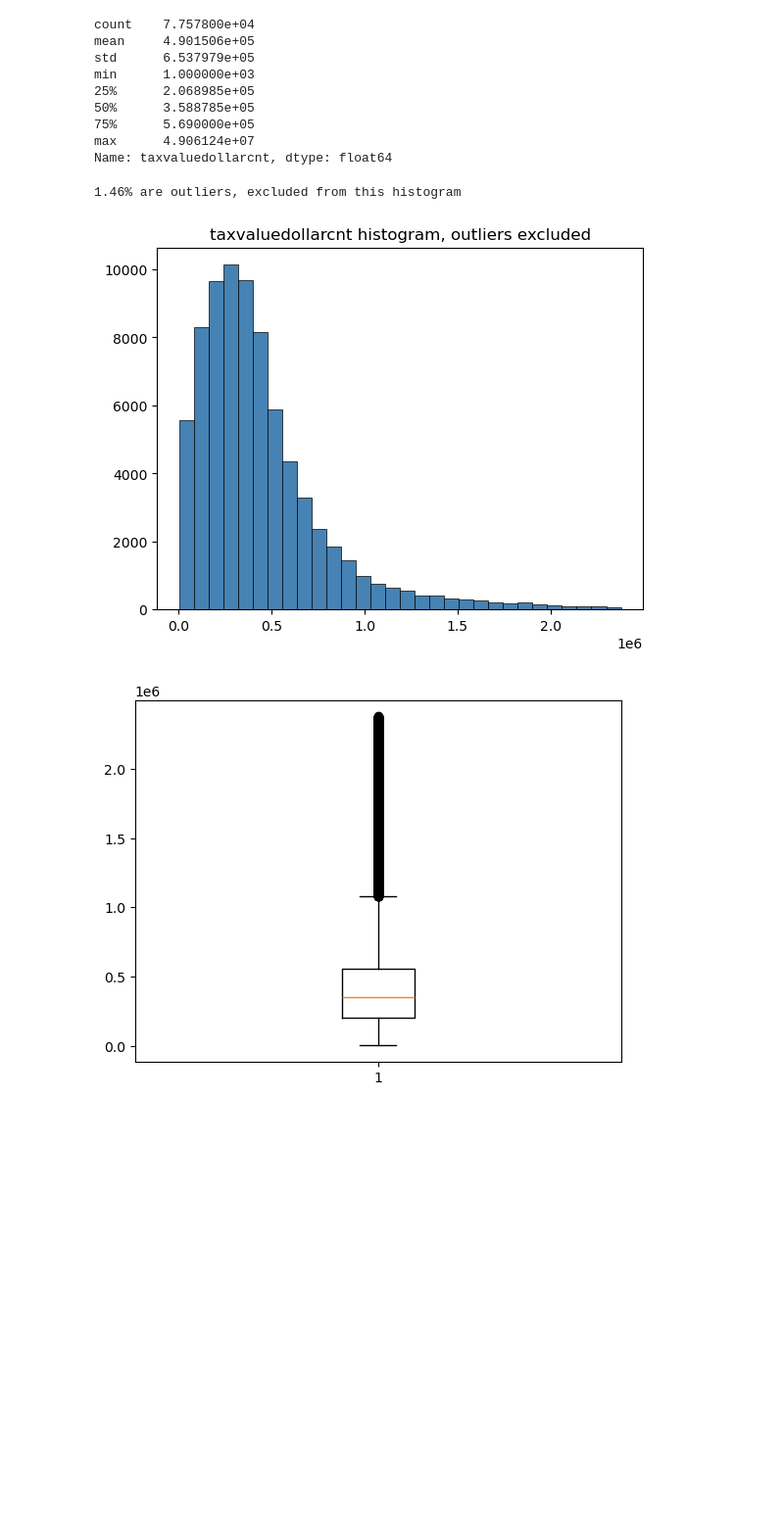
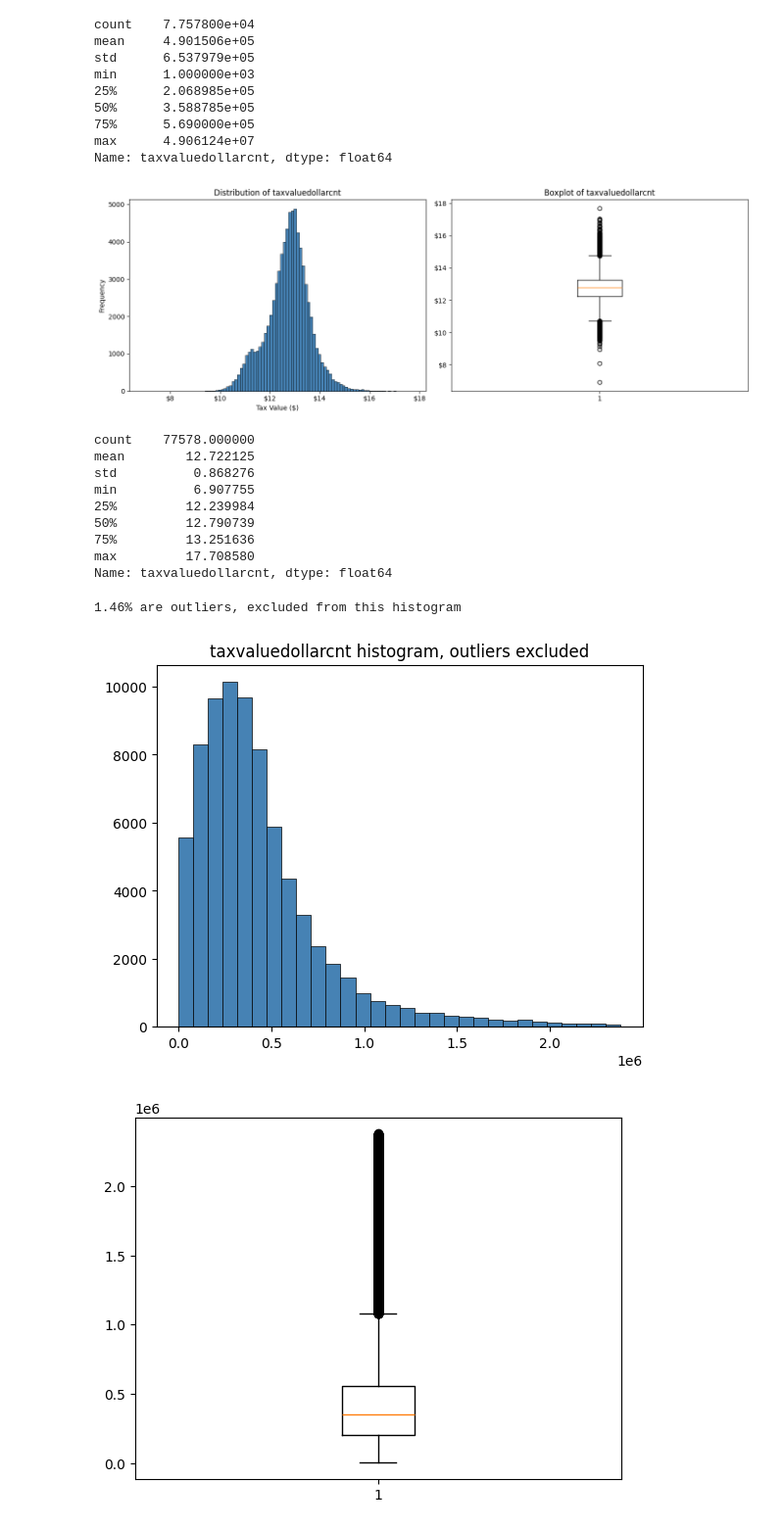
Before and after one commit to kumargaurav-bu-edu/bu_shared_projects, a Jupyter notebook: 02_eda_feature_visualization.ipynb, the cells around one changed output. Shown at 98% size. Saved outputs shown, nothing was run; the diff lists cells and outputs as text; code cells hidden in the pictures; blank space fills up the shorter version.

```diff
--- a/02_eda_feature_visualization.ipynb
+++ b/02_eda_feature_visualization.ipynb
@@ -168,10 +168,46 @@ min      1.000000e+03
 75%      5.690000e+05
 max      4.906124e+07
 Name: taxvaluedollarcnt, dtype: float64
+# %%
+target = "taxvaluedollarcnt"
+
+df_log = df.copy()
+df_log[target] = np.log(df[target])
+
+fig, axes = plt.subplots(1, 2, figsize=(14, 5))
+
+# Histogram
+axes[0].hist(df_log[target].dropna(), bins=100, edgecolor='black', linewidth=0.5, color='steelblue')
+axes[0].set_title(f"Distribution of {target}")
+axes[0].set_xlabel("Tax Value ($)")
+axes[0].set_ylabel("Frequency")
+axes[0].xaxis.set_major_formatter(mticker.FuncFormatter(dollar_format))
+
+# Boxplot
+axes[1].boxplot(df_log[target].dropna(), vert=True)
+axes[1].set_title(f"Boxplot of {target}")
+axes[1].yaxis.set_major_formatter(mticker.FuncFormatter(dollar_format))
+
+plt.tight_layout()
+plt.show()
+
+print(df_log[target].describe())
+# %% [output]
+[figure, added]
+count    77578.000000
+mean        12.722125
+std          0.868276
+min          6.907755
+25%         12.239984
+50%         12.790739
+75%         13.251636
+max         17.708580
+Name: taxvaluedollarcnt, dtype: float64
 # %%
 # Histogram, outliers removed:
 
 # calculate outlier cutoff, defined by Q3 + 1.5IQR:
+
 IQR = df[target].quantile(0.75) - df[target].quantile(0.25)
 uppercutoff = df[target].quantile(0.75) + 5*IQR
 lowercutoff = df[target].quantile(0.25) - 5*IQR
@@ -179,6 +215,8 @@ lowercutoff = df[target].quantile(0.25) - 5*IQR
 # create mask to exclude left and right-side outliers:
 mask = (df[target] > lowercutoff) & (df[target] < uppercutoff)
 no_outliers = df[mask]
+
+
 
 # calculate % outliers:
 target_outliers = abs(no_outliers.shape[0] / df[target].shape[0] - 1)*100
@@ -191,7 +229,7 @@ plt.title(f'{target} histogram, outliers excluded')
 None
 # %% [output]
 1.46% are outliers, excluded from this histogram
-[figure, old version]
+[figure, new version]
 # %%
 plt.boxplot(no_outliers[target].dropna(), vert=True)
 None
```
Also changed, not shown: parts of 3 cells of this notebook, 6 other files.
